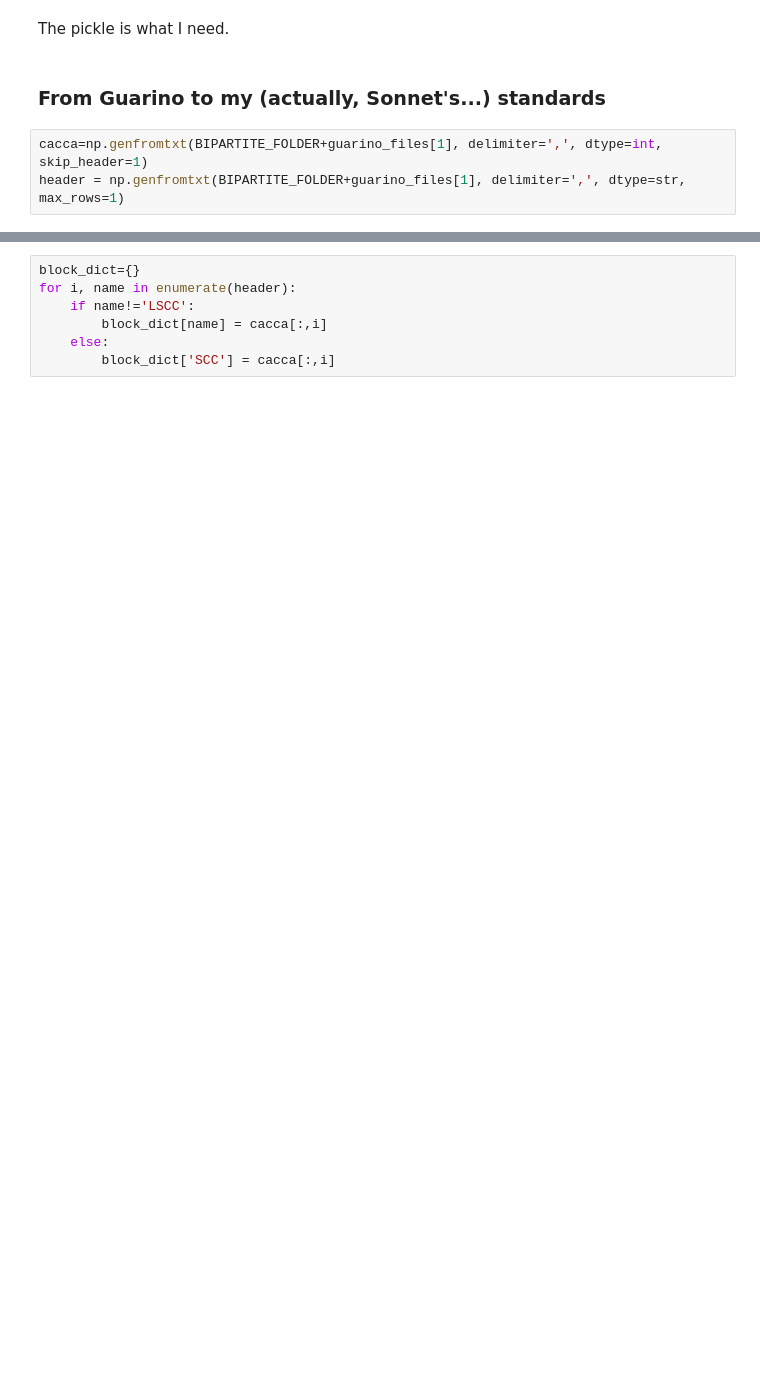
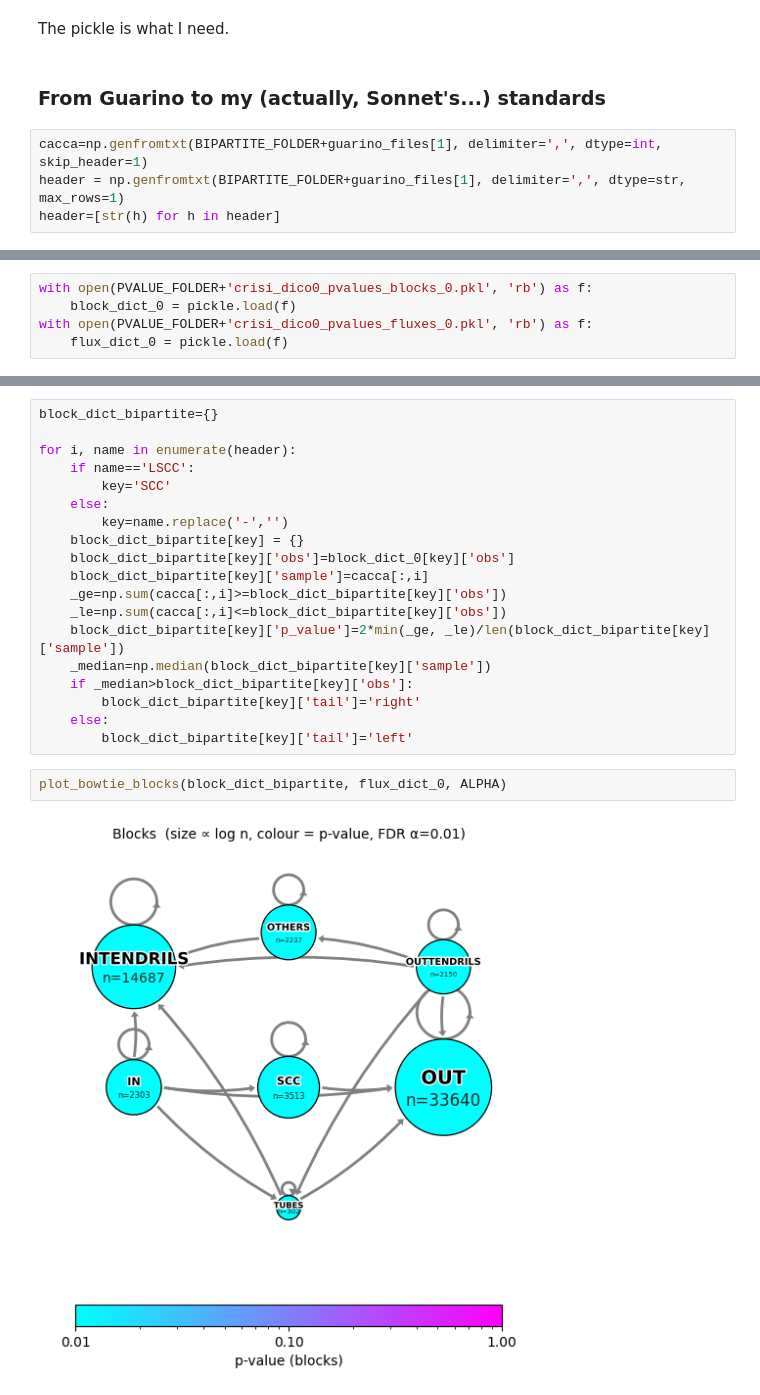
Before and after one commit to fabiosaracco/bowtie2, a Jupyter notebook: 0_3_bipartite_bowtie.ipynb, the cells around one changed output, grey strips where cells are left out. Drawn from its saved outputs; the diff is of its cells as text; blank space fills up the shorter version.

```diff
--- a/0_3_bipartite_bowtie.ipynb
+++ b/0_3_bipartite_bowtie.ipynb
@@ -121,3 +123,4 @@ The pickle is what I need.
 # %%
 cacca=np.genfromtxt(BIPARTITE_FOLDER+guarino_files[1], delimiter=',', dtype=int, skip_header=1)
 header = np.genfromtxt(BIPARTITE_FOLDER+guarino_files[1], delimiter=',', dtype=str, max_rows=1)
+header=[str(h) for h in header]
@@ -123,0 +135,5 @@ header = np.genfromtxt(BIPARTITE_FOLDER+guarino_files[1], delimiter=',', dtype=s
+# %%
+with open(PVALUE_FOLDER+'crisi_dico0_pvalues_blocks_0.pkl', 'rb') as f:
+    block_dict_0 = pickle.load(f)
+with open(PVALUE_FOLDER+'crisi_dico0_pvalues_fluxes_0.pkl', 'rb') as f:
+    flux_dict_0 = pickle.load(f)
@@ -124,7 +160,23 @@ header = np.genfromtxt(BIPARTITE_FOLDER+guarino_files[1], delimiter=',', dtype=s
 # %%
-block_dict={}
+block_dict_bipartite={}
+
 for i, name in enumerate(header):
-    if name!='LSCC':
-        block_dict[name] = cacca[:,i]
+    if name=='LSCC':
+        key='SCC'
     else:
-        block_dict['SCC'] = cacca[:,i]
+        key=name.replace('-','')
+    block_dict_bipartite[key] = {}
+    block_dict_bipartite[key]['obs']=block_dict_0[key]['obs']
+    block_dict_bipartite[key]['sample']=cacca[:,i]
+    _ge=np.sum(cacca[:,i]>=block_dict_bipartite[key]['obs'])
+    _le=np.sum(cacca[:,i]<=block_dict_bipartite[key]['obs'])
+    block_dict_bipartite[key]['p_value']=2*min(_ge, _le)/len(block_dict_bipartite[key]['sample'])
+    _median=np.median(block_dict_bipartite[key]['sample'])
+    if _median>block_dict_bipartite[key]['obs']:
+        block_dict_bipartite[key]['tail']='right'
+    else:
+        block_dict_bipartite[key]['tail']='left'
+# %%
+plot_bowtie_blocks(block_dict_bipartite, flux_dict_0, ALPHA)
+# %% [output]
+[figure, added]
```
Also changed, not shown: parts of 24 cells of this notebook, 2 other files.
